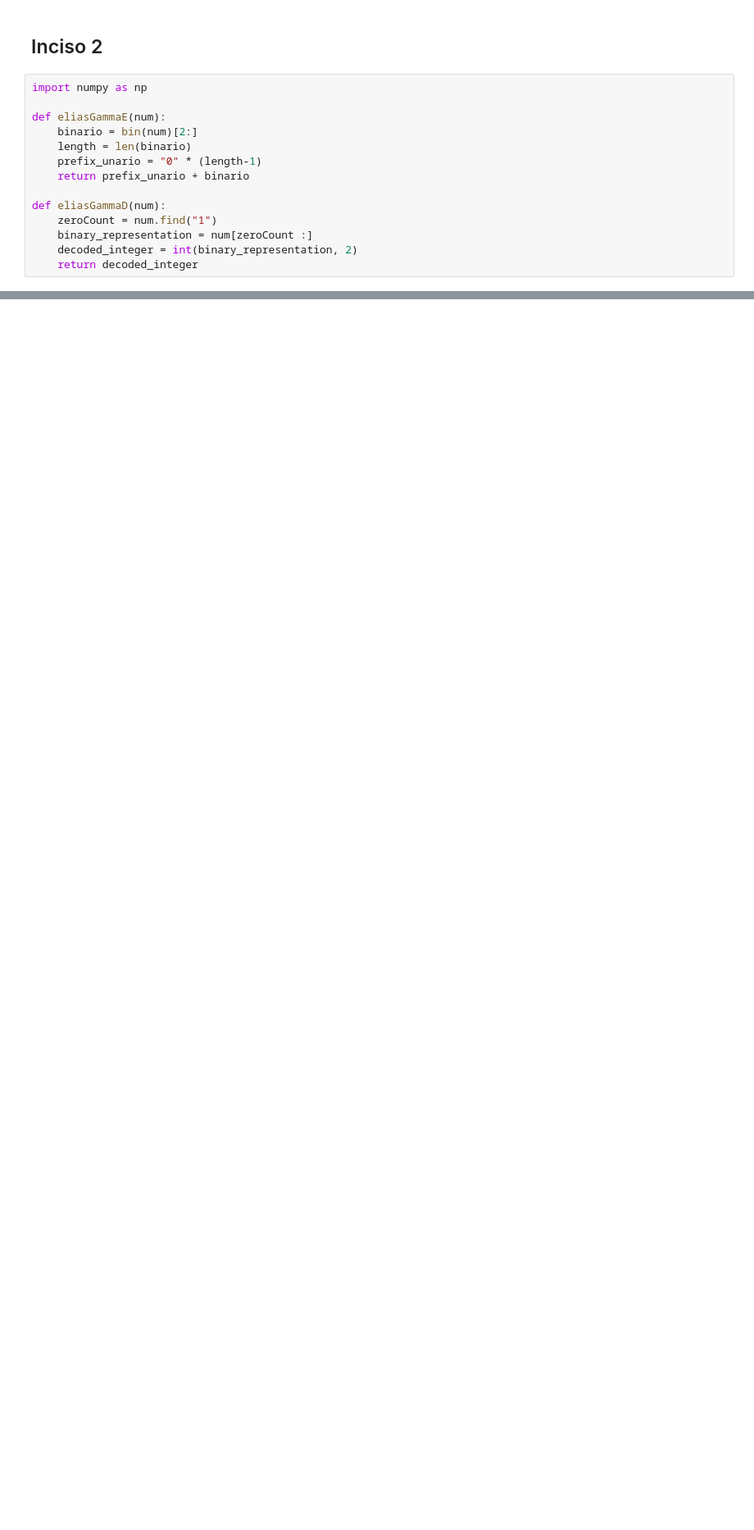
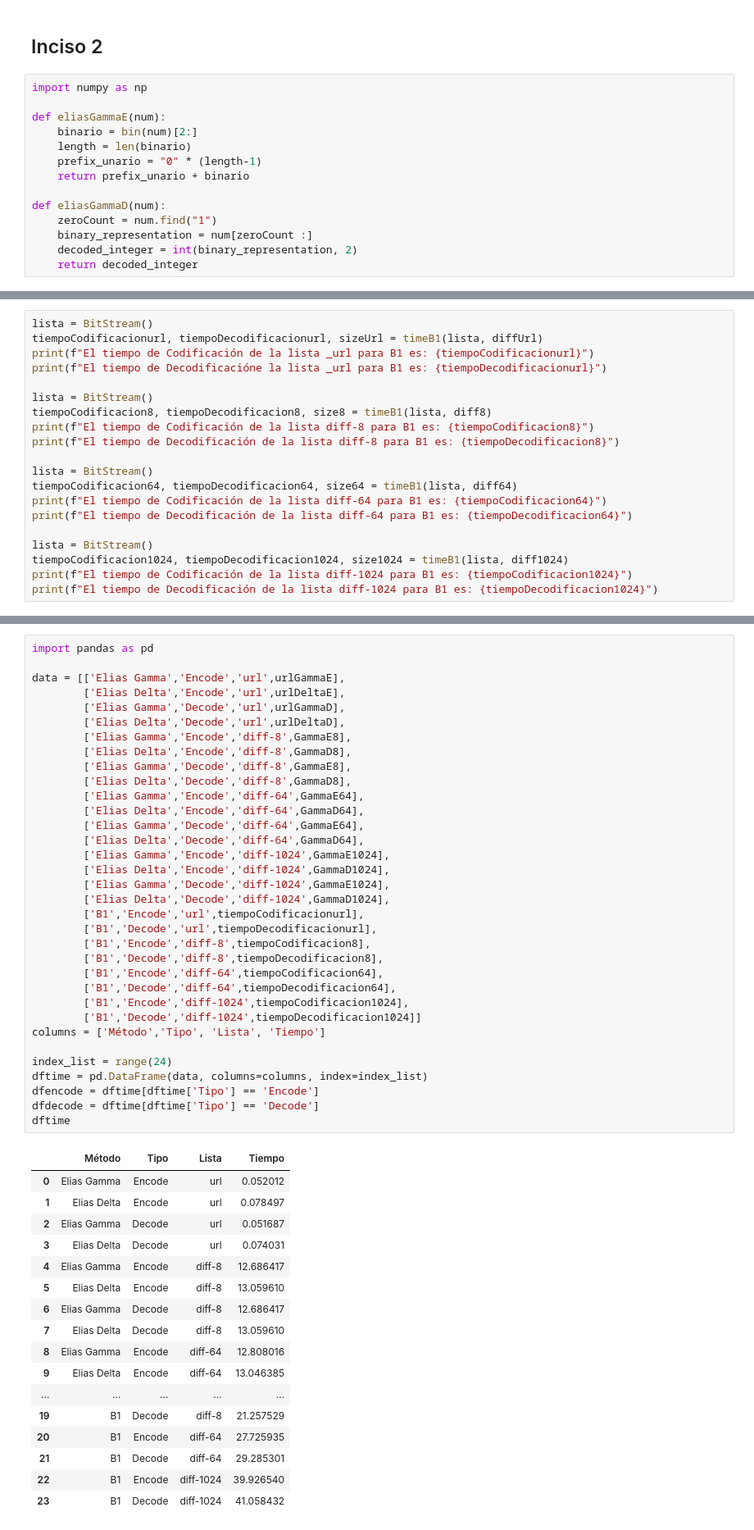
Before and after one commit to IzLuis/Maestria, a Jupyter notebook: Análisis de Algoritmos y Estructuras para Datos Masivos/Unidad 5/Izquierdo_Luis_U5.5A. Codificación de enteros.ipynb, the cells around one changed output, grey strips where cells are left out. Shown at 82% size. Drawn from its saved outputs; the diff is of its cells as text; blank space fills up the shorter version.

```diff
--- a/Análisis de Algoritmos y Estructuras para Datos Masivos/Unidad 5/Izquierdo_Luis_U5.5A. Codificación de enteros.ipynb
+++ b/Análisis de Algoritmos y Estructuras para Datos Masivos/Unidad 5/Izquierdo_Luis_U5.5A. Codificación de enteros.ipynb
@@ -185,0 +294,20 @@ print(binary_decoding(test, 5))
+# %%
+lista = BitStream()
+tiempoCodificacionurl, tiempoDecodificacionurl, sizeUrl = timeB1(lista, diffUrl)
+print(f"El tiempo de Codificación de la lista _url para B1 es: {tiempoCodificacionurl}")
+print(f"El tiempo de Decodificacióne la lista _url para B1 es: {tiempoDecodificacionurl}")
+
+lista = BitStream()
+tiempoCodificacion8, tiempoDecodificacion8, size8 = timeB1(lista, diff8)
+print(f"El tiempo de Codificación de la lista diff-8 para B1 es: {tiempoCodificacion8}")
+print(f"El tiempo de Decodificación de la lista diff-8 para B1 es: {tiempoDecodificacion8}")
+
+lista = BitStream()
+tiempoCodificacion64, tiempoDecodificacion64, size64 = timeB1(lista, diff64)
+print(f"El tiempo de Codificación de la lista diff-64 para B1 es: {tiempoCodificacion64}")
+print(f"El tiempo de Decodificación de la lista diff-64 para B1 es: {tiempoDecodificacion64}")
+
+lista = BitStream()
+tiempoCodificacion1024, tiempoDecodificacion1024, size1024 = timeB1(lista, diff1024)
+print(f"El tiempo de Codificación de la lista diff-1024 para B1 es: {tiempoCodificacion1024}")
+print(f"El tiempo de Decodificación de la lista diff-1024 para B1 es: {tiempoDecodificacion1024}")
@@ -185,0 +323,52 @@ print(binary_decoding(test, 5))
+# %%
+import pandas as pd
+
+data = [['Elias Gamma','Encode','url',urlGammaE],
+        ['Elias Delta','Encode','url',urlDeltaE],
+        ['Elias Gamma','Decode','url',urlGammaD],
+        ['Elias Delta','Decode','url',urlDeltaD],
+        ['Elias Gamma','Encode','diff-8',GammaE8],
+        ['Elias Delta','Encode','diff-8',GammaD8],
+        ['Elias Gamma','Decode','diff-8',GammaE8],
+        ['Elias Delta','Decode','diff-8',GammaD8],
+        ['Elias Gamma','Encode','diff-64',GammaE64],
+        ['Elias Delta','Encode','diff-64',GammaD64],
+        ['Elias Gamma','Decode','diff-64',GammaE64],
+        ['Elias Delta','Decode','diff-64',GammaD64],
+        ['Elias Gamma','Encode','diff-1024',GammaE1024],
+        ['Elias Delta','Encode','diff-1024',GammaD1024],
+        ['Elias Gamma','Decode','diff-1024',GammaE1024],
+        ['Elias Delta','Decode','diff-1024',GammaD1024],
+        ['B1','Encode','url',tiempoCodificacionurl],
+        ['B1','Decode','url',tiempoDecodificacionurl],
+        ['B1','Encode','diff-8',tiempoCodificacion8],
+        ['B1','Decode','diff-8',tiempoDecodificacion8],
+        ['B1','Encode','diff-64',tiempoCodificacion64],
+        ['B1','Decode','diff-64',tiempoDecodificacion64],
+        ['B1','Encode','diff-1024',tiempoCodificacion1024],
+        ['B1','Decode','diff-1024',tiempoDecodificacion1024]]
+columns = ['Método','Tipo', 'Lista', 'Tiempo']
+
+index_list = range(24)
+dftime = pd.DataFrame(data, columns=columns, index=index_list)
+dfencode = dftime[dftime['Tipo'] == 'Encode']
+dfdecode = dftime[dftime['Tipo'] == 'Decode']
+dftime
+# %% [output]
+|  | Método | Tipo | Lista | Tiempo |
+| 0 | Elias Gamma | Encode | url | 0.052012 |
+| 1 | Elias Delta | Encode | url | 0.078497 |
+| 2 | Elias Gamma | Decode | url | 0.051687 |
+| 3 | Elias Delta | Decode | url | 0.074031 |
+| 4 | Elias Gamma | Encode | diff-8 | 12.686417 |
+| 5 | Elias Delta | Encode | diff-8 | 13.059610 |
+| 6 | Elias Gamma | Decode | diff-8 | 12.686417 |
+| 7 | Elias Delta | Decode | diff-8 | 13.059610 |
+| 8 | Elias Gamma | Encode | diff-64 | 12.808016 |
+| 9 | Elias Delta | Encode | diff-64 | 13.046385 |
+| ... | ... | ... | ... | ... |
+| 19 | B1 | Decode | diff-8 | 21.257529 |
+| 20 | B1 | Encode | diff-64 | 27.725935 |
+| 21 | B1 | Decode | diff-64 | 29.285301 |
+| 22 | B1 | Encode | diff-1024 | 39.926540 |
+| 23 | B1 | Decode | diff-1024 | 41.058432 |
```
Also changed, not shown: parts of 18 cells of this notebook, 2 other files.
